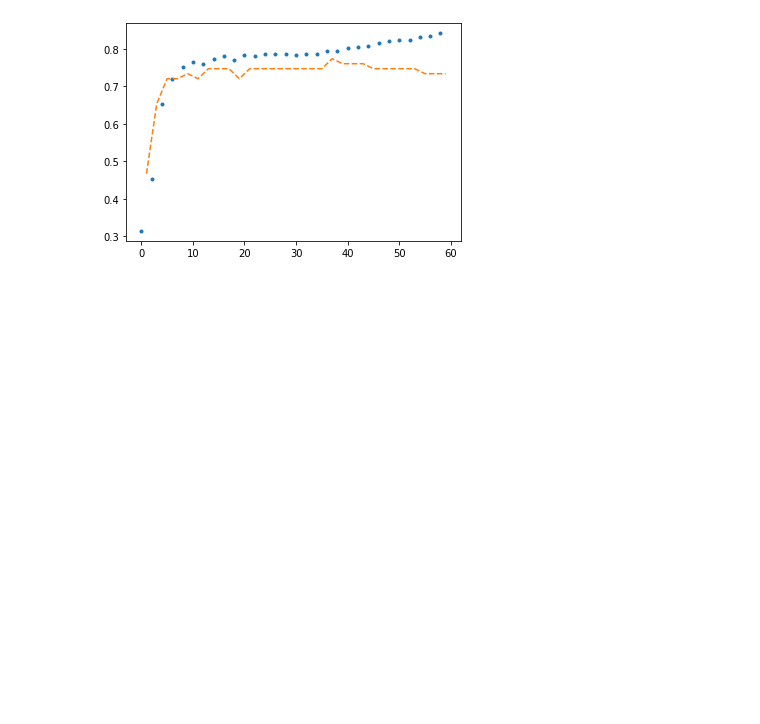
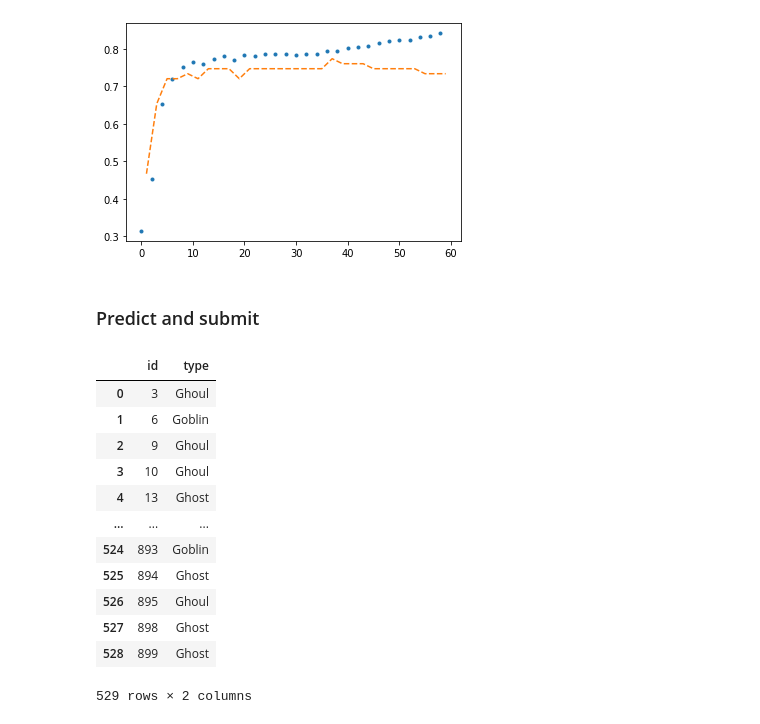
Before and after one commit to raynardj/python4ml, a Jupyter notebook: experiments/softmax_application.ipynb, the cells around one changed output. Saved outputs shown, nothing was run; the diff lists cells and outputs as text; code cells hidden in the pictures; blank space fills up the shorter version.

```diff
--- a/experiments/softmax_application.ipynb
+++ b/experiments/softmax_application.ipynb
@@ -302,0 +306,23 @@ plot_acc(metric)
+# %% [markdown]
+### Predict and submit
+# %%
+model = model.eval()
+with torch.no_grad():
+    pred = softmax(model(TF(get_x(test_df)))).detach().numpy().argmax(-1)
+# %%
+sub = pd.DataFrame(dict(id = test_df.id,type = np.vectorize(lambda x:i2y[x])(pred)))
+sub
+# %% [output]
+|  | id | type |
+| 0 | 3 | Ghoul |
+| 1 | 6 | Goblin |
+| 2 | 9 | Ghoul |
+| 3 | 10 | Ghoul |
+| 4 | 13 | Ghost |
+| ... | ... | ... |
+| 524 | 893 | Goblin |
+| 525 | 894 | Ghost |
+| 526 | 895 | Ghoul |
+| 527 | 898 | Ghost |
+| 528 | 899 | Ghost |
+529 rows × 2 columns
```
Also changed, not shown: parts of 2 cells of this notebook.
